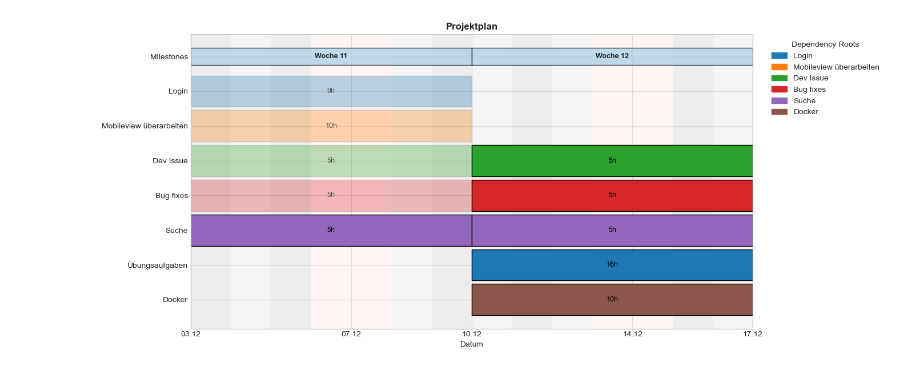
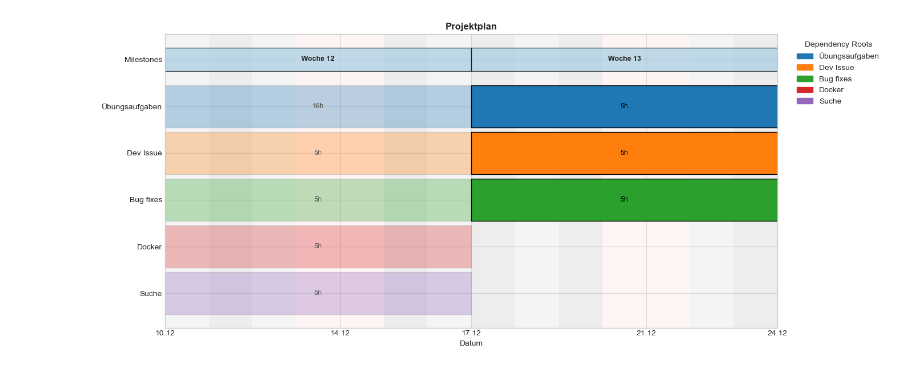
Before and after one commit to MinosCodes/hsgg-portal, a Jupyter notebook: Gantt-Burndownchart.ipynb, the cells around one changed output. Cells and saved outputs as stored; diff of their text form; code cells hidden in the pictures.

```diff
--- a/Gantt-Burndownchart.ipynb
+++ b/Gantt-Burndownchart.ipynb
@@ -220,19 +215,17 @@ from datetime import datetime, timedelta
 # ==========================
 # status: "done" = erledigt (ausgrauen), "open" = noch offen
 planned_issues = [
-    ("Login", 9, 8, [], "done"),
-    ("Übungsaufgaben", 16, 8, ["Login"], "open"),
-    ("Mobileview überarbeiten", 10, 8, [], "done"),
+
+    ("Übungsaufgaben", 16, 8, [], "done"),
+    ("Übungsaufgaben aktuell", 5, 8, ["Übungsaufgaben"], "open"),
     # Dev Issue in zwei Phasen
     ("Dev Issue", 5, 8, [], "done"),
     ("Dev Issue aktuell", 5, 8, ["Dev Issue"], "open"),
     # Bug fixes in zwei Phasen
     ("Bug fixes", 5, 8, [], "done"),
     ("Bug fixes aktuell", 5, 8, ["Bug fixes"], "open"),
-    # Suche in zwei Phasen
-    ("Suche", 5, 8, [], "open"),
-    ("Suche aktuell", 5, 8, ["Suche"], "open"),
-    ("Docker", 10, 8, [], "open"),
+    ("Docker", 5, 8, [], "done"),
+    ("Suche", 5, 8, [], "done"),
 ]
 
 df = pd.DataFrame(
@@ -272,17 +265,14 @@ while remaining:
 # ==========================
 # Start- und Enddaten berechnen
 # ==========================
-start_date = datetime(2025, 12, 3)
+start_date = datetime(2025, 12, 10)
 planned_starts = {}
 planned_ends = {}
 
 for issue in resolved:
     row = df.loc[df["issue"] == issue].iloc[0]
 
-    if row["issue"] == "Docker":
-        # Docker soll erst in Woche 12 starten, aber keine Dependency haben
-        start = datetime(2025, 12, 10)          # gewünschter Start (Woche 12)
-    elif row["dependencies"]:
+    if row["dependencies"]:
         dep_ends = [planned_ends[dep] for dep in row["dependencies"]]
         start = add_workdays(max(dep_ends), 1)  # Start = nächster Tag nach letzter Dependency
     else:
@@ -324,7 +314,7 @@ current_y = 0
 for issue in df_sorted["issue"]:
     base_name = issue.replace(" aktuell", "")  # z.B. "Dev Issue aktuell" -> "Dev Issue"
 
-    if base_name in ["Dev Issue", "Bug fixes", "Suche"]:
+    if base_name in ["Dev Issue", "Bug fixes", "Suche", "Übungsaufgaben", "Docker"]:
         if base_name not in y_pos:
             y_pos[base_name] = current_y
             current_y += 1
@@ -341,7 +331,7 @@ fig, ax = plt.subplots(figsize=(14, 6))
 
 # Hintergrund einfärben
 curr_date = df_sorted["planned_start"].min()
-end_date = datetime(2025, 12, 17)
+end_date = datetime(2025, 12, 24)
 
 while curr_date <= end_date:
     next_day = curr_date + timedelta(days=1)
@@ -404,12 +394,12 @@ for _, r in df_sorted.iterrows():
 # ==========================
 # Meilensteine
 # ==========================
-milestone_start = datetime(2025, 12, 3)
-diagram_end_date = datetime(2025, 12, 17)
+milestone_start = datetime(2025, 12, 10)
+diagram_end_date = datetime(2025, 12, 24)
 
 milestones = []
 current = milestone_start
-ms_number = 11
+ms_number = 12
 
 while current < diagram_end_date:
     next_wed = current + timedelta(days=7)
@@ -454,33 +444,33 @@ for issue, ypos in y_pos.items():
     if base_name not in unique_labels:
         unique_labels.append(base_name)
         label_positions.append(ypos)
 
 ax.set_yticks(label_positions + [ms_y])
 ax.set_yticklabels(unique_labels + ["Milestones"])
 ax.invert_yaxis()
 
 ax.xaxis.set_major_locator(mdates.WeekdayLocator(byweekday=(2, 6)))
 ax.xaxis.set_major_formatter(mdates.DateFormatter("%d.%m"))
 
 ax.set_xlabel("Datum")
 ax.set_title("Projektplan", fontsize=12, weight="bold")
 
 ax.set_xlim(
-    mdates.date2num(datetime(2025, 12, 3)),
-    mdates.date2num(datetime(2025, 12, 17)),
+    mdates.date2num(datetime(2025, 12, 10)),
+    mdates.date2num(datetime(2025, 12, 24)),
 )
 
 # Legende
 patches = [plt.Rectangle((0, 0), 1, 1, color=root_colors[r]) for r in roots]
 ax.legend(
     patches,
     roots,
     title="Dependency Roots",
     loc="upper left",
     bbox_to_anchor=(1.02, 1),
 )
 
 plt.tight_layout()
 plt.show()
 # %% [output]
-[figure, old version]
+[figure, new version]
```
Also changed, not shown: parts of 2 cells of this notebook.
